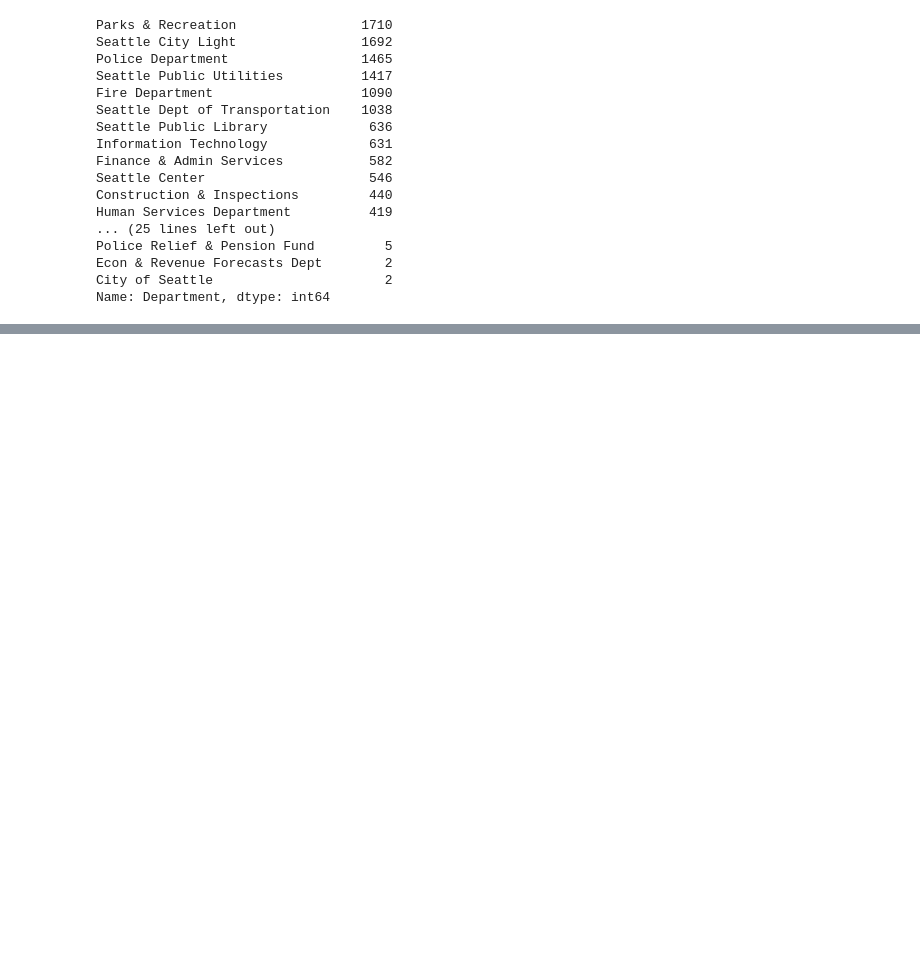
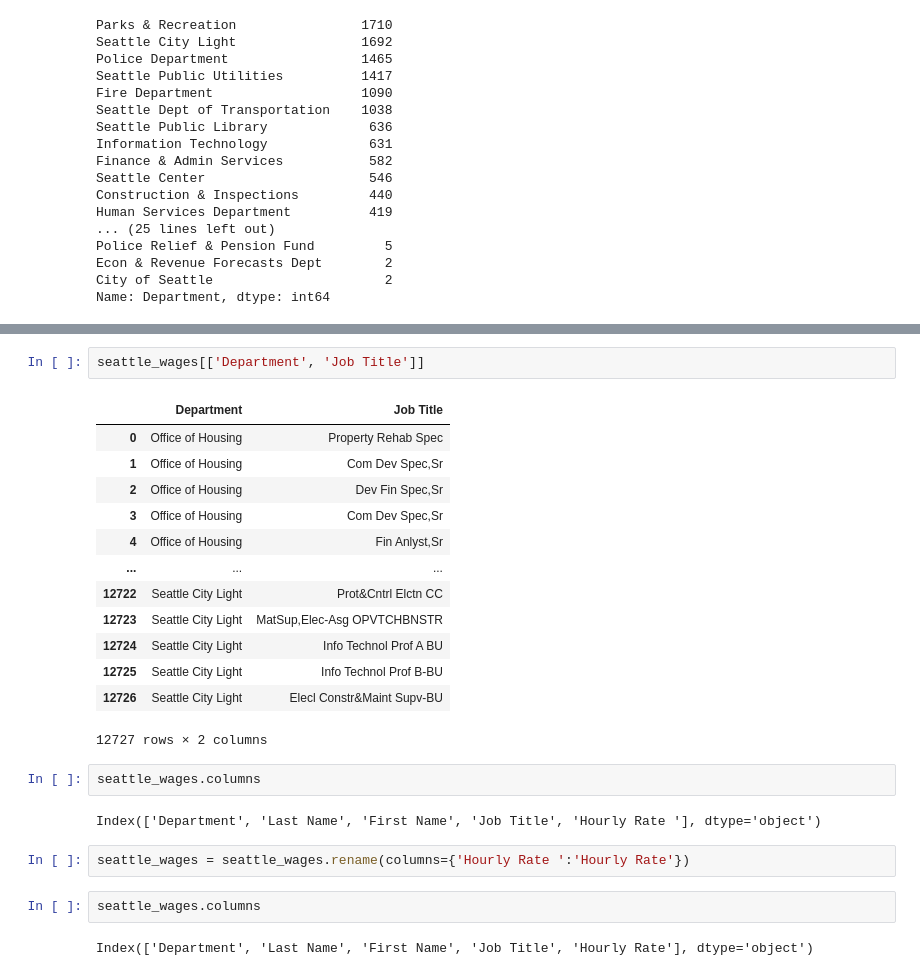
Before and after one commit to donmarcolaureano/seattle_wage_data, a Jupyter notebook: seattle_wages_notebook.ipynb, the cells around one changed output, grey strips where cells are left out. Drawn from its saved outputs; the diff is of its cells as text; blank space fills up the shorter version.

```diff
--- a/seattle_wages_notebook.ipynb
+++ b/seattle_wages_notebook.ipynb
@@ -98,0 +118,26 @@ Name: Department, dtype: int64
+# %%
+seattle_wages[['Department', 'Job Title']]
+# %% [output]
+|  | Department | Job Title |
+| 0 | Office of Housing | Property Rehab Spec |
+| 1 | Office of Housing | Com Dev Spec,Sr |
+| 2 | Office of Housing | Dev Fin Spec,Sr |
+| 3 | Office of Housing | Com Dev Spec,Sr |
+| 4 | Office of Housing | Fin Anlyst,Sr |
+| ... | ... | ... |
+| 12722 | Seattle City Light | Prot&Cntrl Elctn CC |
+| 12723 | Seattle City Light | MatSup,Elec-Asg OPVTCHBNSTR |
+| 12724 | Seattle City Light | Info Technol Prof A BU |
+| 12725 | Seattle City Light | Info Technol Prof B-BU |
+| 12726 | Seattle City Light | Elecl Constr&Maint Supv-BU |
+12727 rows × 2 columns
+# %%
+seattle_wages.columns
+# %% [output]
+Index(['Department', 'Last Name', 'First Name', 'Job Title', 'Hourly Rate '], dtype='object')
+# %%
+seattle_wages = seattle_wages.rename(columns={'Hourly Rate ':'Hourly Rate'})
+# %%
+seattle_wages.columns
+# %% [output]
+Index(['Department', 'Last Name', 'First Name', 'Job Title', 'Hourly Rate'], dtype='object')
```
Also changed, not shown: parts of 6 cells of this notebook.
